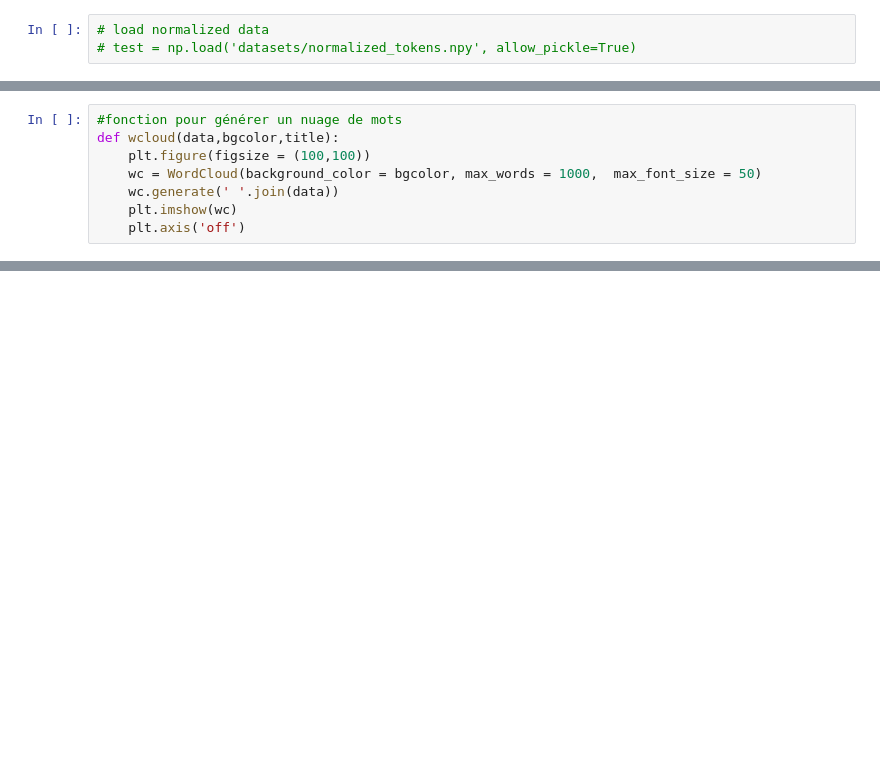
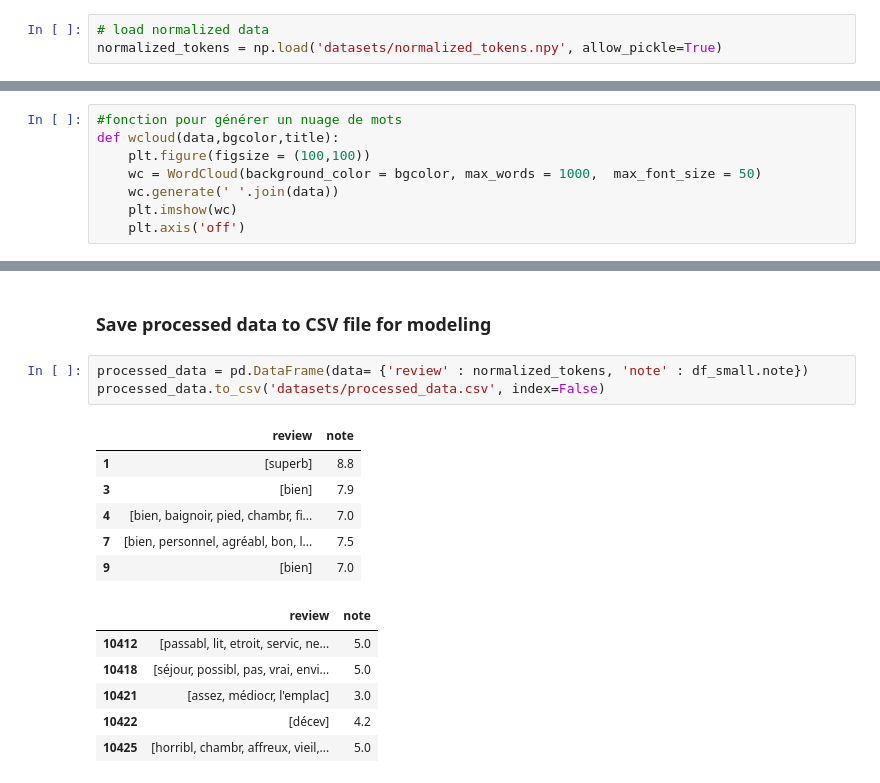
Before and after one commit to Nohossat/Comments-sentiment-analysis, a Jupyter notebook: processing.ipynb, the cells around one changed output, grey strips where cells are left out. Saved outputs shown, nothing was run; the diff lists cells and outputs as text; blank space fills up the shorter version.

```diff
--- a/processing.ipynb
+++ b/processing.ipynb
@@ -327,6 +332,6 @@ np.save('datasets/normalized_tokens.npy', np.array(normalized_tokens, dtype=obje
 # %%
 # load normalized data
-# test = np.load('datasets/normalized_tokens.npy', allow_pickle=True)
+normalized_tokens = np.load('datasets/normalized_tokens.npy', allow_pickle=True)
 # %% [markdown]
 > Nos commentaires sont nettoyés et normalisés
 # %% [markdown]
@@ -363,0 +398,18 @@ wcloud(all_words,'black','Common Words')
+# %% [markdown]
+### Save processed data to CSV file for modeling
+# %%
+processed_data = pd.DataFrame(data= {'review' : normalized_tokens, 'note' : df_small.note})
+processed_data.to_csv('datasets/processed_data.csv', index=False)
+# %% [output]
+|  | review | note |
+| 1 | [superb] | 8.8 |
+| 3 | [bien] | 7.9 |
+| 4 | [bien, baignoir, pied, chambr, fi... | 7.0 |
+| 7 | [bien, personnel, agréabl, bon, l... | 7.5 |
+| 9 | [bien] | 7.0 |
+|  | review | note |
+| 10412 | [passabl, lit, etroit, servic, ne... | 5.0 |
+| 10418 | [séjour, possibl, pas, vrai, envi... | 5.0 |
+| 10421 | [assez, médiocr, l'emplac] | 3.0 |
+| 10422 | [décev] | 4.2 |
+| 10425 | [horribl, chambr, affreux, vieil,... | 5.0 |
```
Also changed, not shown: parts of 6 cells of this notebook, 8 other files.
